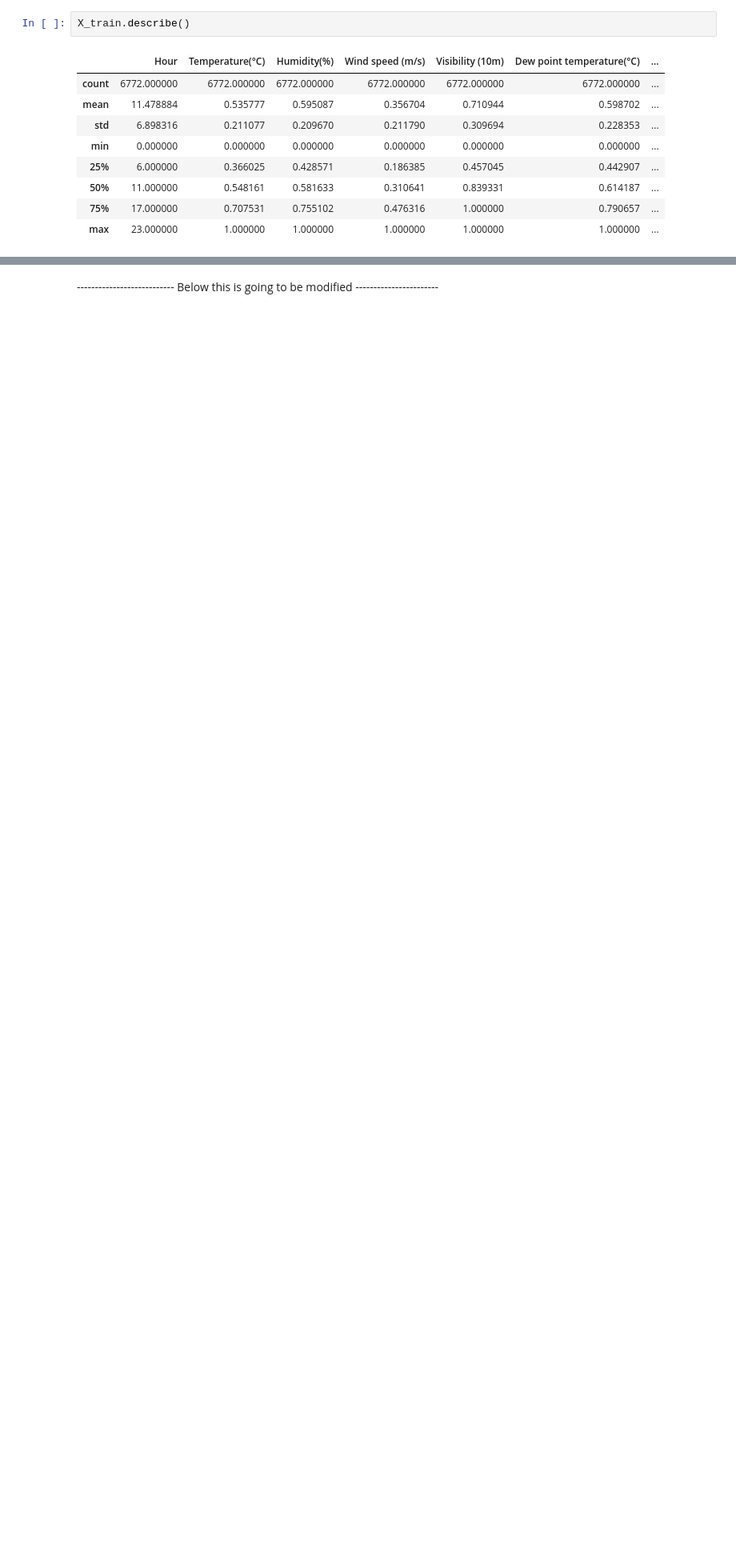
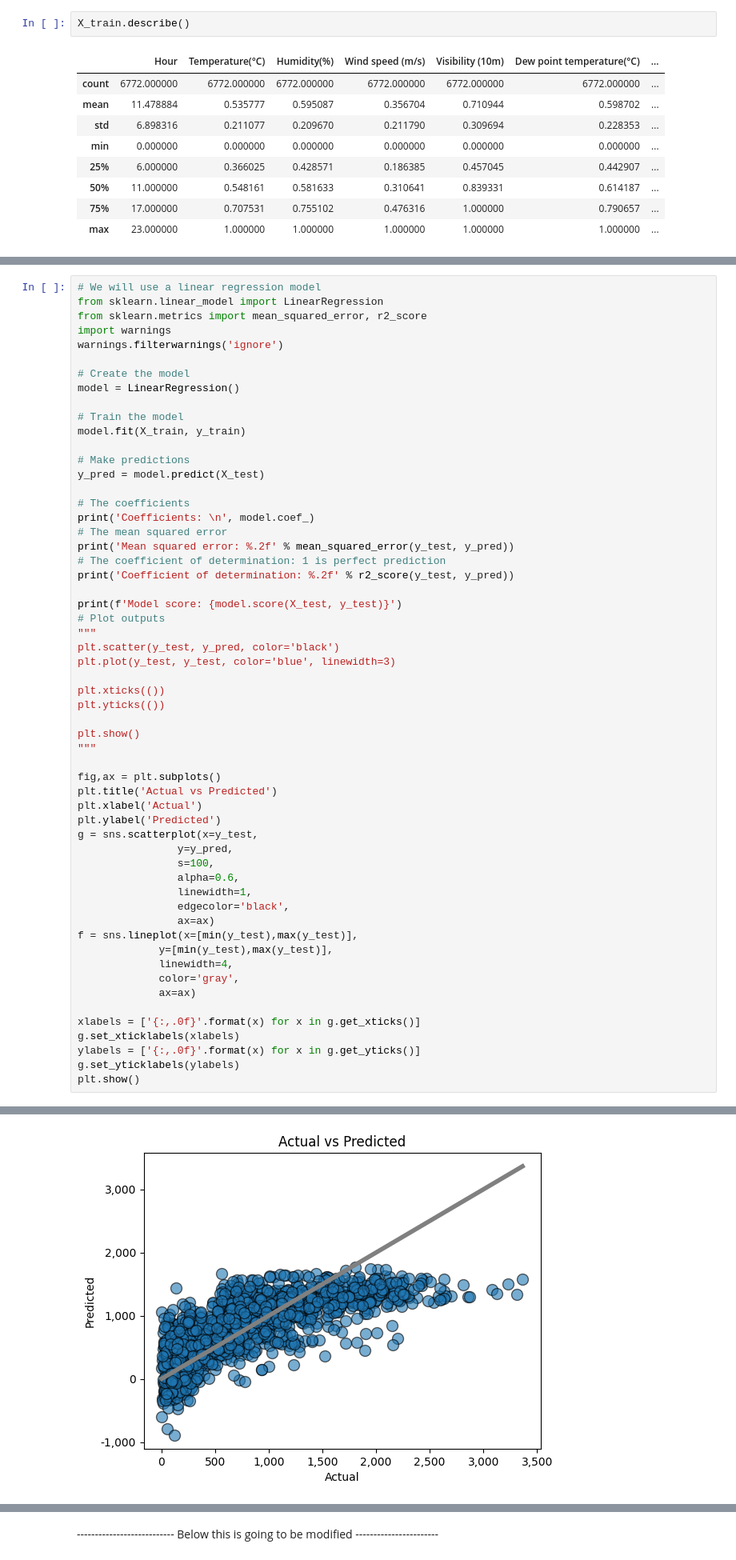
Before and after one commit to gonzalocarreteroh/BikeSharingAnalysisML, a Jupyter notebook: bike_main.ipynb, the cells around one changed output, grey strips where cells are left out. Shown at 80% size. Saved outputs shown, nothing was run; the diff lists cells and outputs as text; blank space fills up the shorter version.

Commit message:
Models training and testing

```diff
--- a/bike_main.ipynb
+++ b/bike_main.ipynb
@@ -305,0 +308,58 @@ X_train.describe()
+# %%
+# We will use a linear regression model
+from sklearn.linear_model import LinearRegression
+from sklearn.metrics import mean_squared_error, r2_score
+import warnings
+warnings.filterwarnings('ignore')
+
+# Create the model
+model = LinearRegression()
+
+# Train the model
+model.fit(X_train, y_train)
+
+# Make predictions
+y_pred = model.predict(X_test)
+
+# The coefficients
+print('Coefficients: \n', model.coef_)
+# The mean squared error
+print('Mean squared error: %.2f' % mean_squared_error(y_test, y_pred))
+# The coefficient of determination: 1 is perfect prediction
+print('Coefficient of determination: %.2f' % r2_score(y_test, y_pred))
+
+print(f'Model score: {model.score(X_test, y_test)}')
+# Plot outputs
+"""
+plt.scatter(y_test, y_pred, color='black')
+plt.plot(y_test, y_test, color='blue', linewidth=3)
+
+plt.xticks(())
+plt.yticks(())
+
+plt.show()
+"""
+
+fig,ax = plt.subplots()
+plt.title('Actual vs Predicted')
+plt.xlabel('Actual')
+plt.ylabel('Predicted')
+g = sns.scatterplot(x=y_test,
+                y=y_pred,
+                s=100,
+                alpha=0.6,
+                linewidth=1,
+                edgecolor='black',
+                ax=ax)
+f = sns.lineplot(x=[min(y_test),max(y_test)],
+             y=[min(y_test),max(y_test)],
+             linewidth=4,
+             color='gray',
+             ax=ax)
+
+xlabels = ['{:,.0f}'.format(x) for x in g.get_xticks()]
+g.set_xticklabels(xlabels)
+ylabels = ['{:,.0f}'.format(x) for x in g.get_yticks()]
+g.set_yticklabels(ylabels)
+plt.show()
+# %% [output]
@@ -305,0 +375 @@ X_train.describe()
+[figure, added]
```
Also changed, not shown: parts of 8 cells of this notebook.
